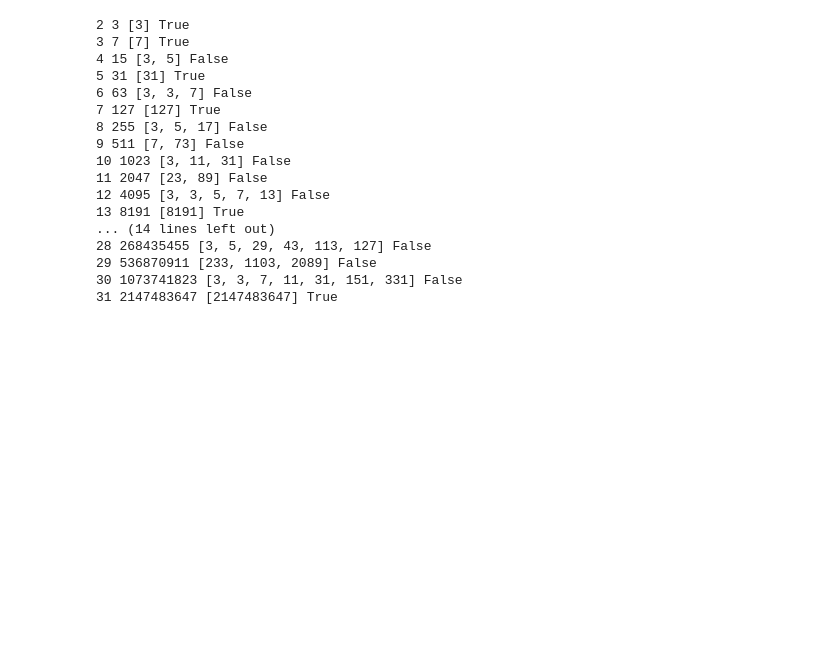
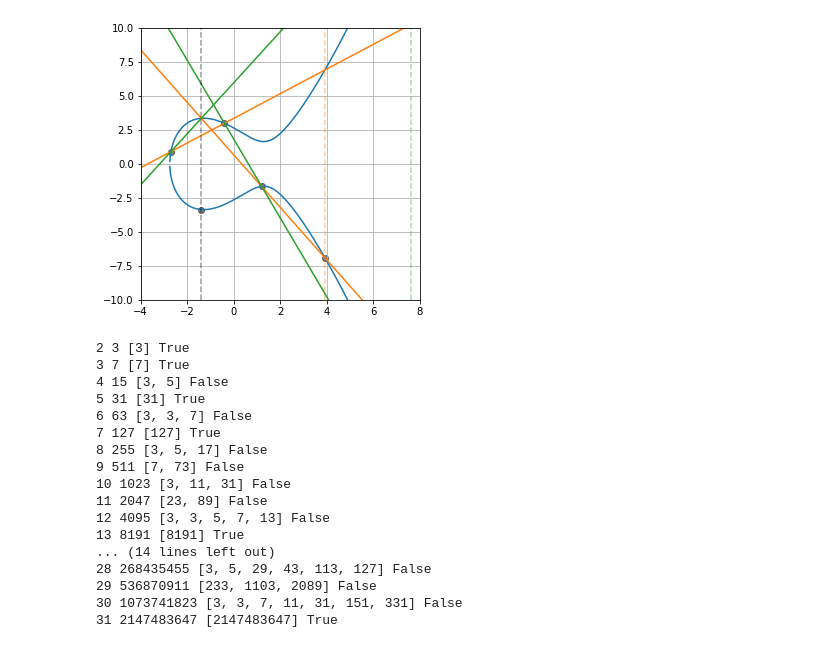
Before and after one commit to hi-ogawa/notebooks, a Jupyter notebook: src/elliptic_curve.ipynb, the cells around one changed output. Drawn from its saved outputs; the diff is of its cells as text; code cells hidden in the pictures; blank space fills up the shorter version.

```diff
--- a/src/elliptic_curve.ipynb
+++ b/src/elliptic_curve.ipynb
@@ -39,3 +37,90 @@ _()
+# %%
+#
+# Visualize group structure (associatibity of addition)
+#
+
+def _(x1=-2.7, x2=-0.4, x3=1.2, show_p12=True, show_p23=True):
+    a = -5
+    b = 7
+    x_lim = [-4, 8]
+    y_lim = [-10, 10]
+    num_samples = 2000
+
+
+    def solve_y(x):
+        import warnings
+        with warnings.catch_warnings():
+            warnings.filterwarnings('ignore')
+            y = (x ** 3 + a * x + b) ** 0.5
+        return y
+
+
+    def add(p1, p2):
+        x1, y1 = p1
+        x2, y2 = p2
+        assert x1 != x2
+        s = (y2 - y1) / (x2 - x1)
+        x3 = s ** 2 - x1 - x2
+        y3 = s * (x3 - x1) + y1
+        return (x3, -y3)
+
+
+    def inverse(p):
+        return (p[0], -p[1])
+
+
+    def plot_ec(ax, *args, **kwargs):
+        x = np.linspace(*x_lim, num_samples)
+        y = solve_y(x)
+        ax.plot(x, y, *args, **kwargs)
+        ax.plot(x, - y, *args, **kwargs)
+
+
+    def plot_line(ax, p1, p2, *args, **kwargs):
+        x1, y1 = p1
+        x2, y2 = p2
+        if x1 == x2:
+            y = np.linspace(*y_lim, 10)
+            x = x1 * np.ones_like(y)
+            ax.plot(x, y, *args, **kwargs)
+        else:
+            s = (y2 - y1) / (x2 - x1)
+            x = np.linspace(*x_lim, 10)
+            y = s * (x - x1) + y1
+            ax.plot(x, y, *args, **kwargs)
+
+
+    p1 = (x1, solve_y(x1))
+    p2 = (x2, solve_y(x2))
+    p3 = (x3, -solve_y(x3))
+
+    p12 = add(p1, p2)
+    p23 = add(p2, p3)
+    p123 = add(p12, p3)
+
+    pts = np.array([p1, p2, p3, p12, p123])
+
+    fig, ax = plt.subplots(figsize=[5, 5])
+    ax.grid()
+    ax.set(xlim=x_lim, ylim=y_lim)
+    plot_ec(ax, 'C0')
+    if show_p12:
+        plot_line(ax, p1, p2, 'C1')
+        plot_line(ax, p12, p3, 'C1')
+        plot_line(ax, p12, inverse(p12), '--C1', alpha=0.4)
+    if show_p23:
+        plot_line(ax, p2, p3, 'C2')
+        plot_line(ax, p1, p23, 'C2')
+        plot_line(ax, p23, inverse(p23), '--C2', alpha=0.4)
+    plot_line(ax, p123, inverse(p123), '--k', alpha=0.4)
+    ax.scatter(*pts.T, c='k', alpha=0.5)
+
+
+# ipyw.interact(_, x1=(-5, 5, 0.05), x2=(-5, 5, 0.05), x3=(-5, 5, 0.05))
+
+_()
+# %% [output]
+[figure, added]
 # %%
 # x^e (mod n)
 def pow_mod(x, e, n):
```
Also changed, not shown: parts of 2 cells of this notebook.
